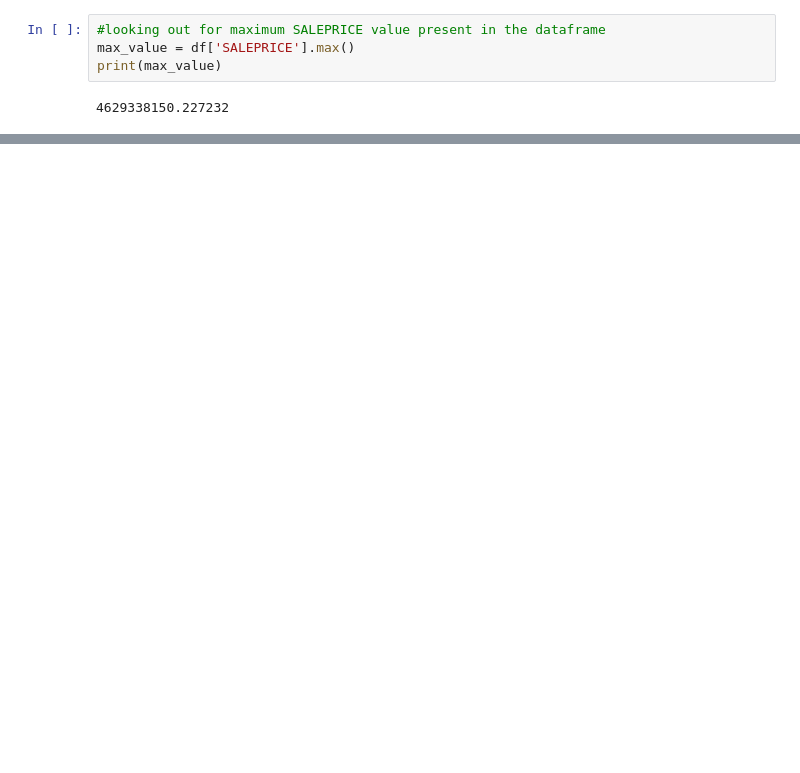
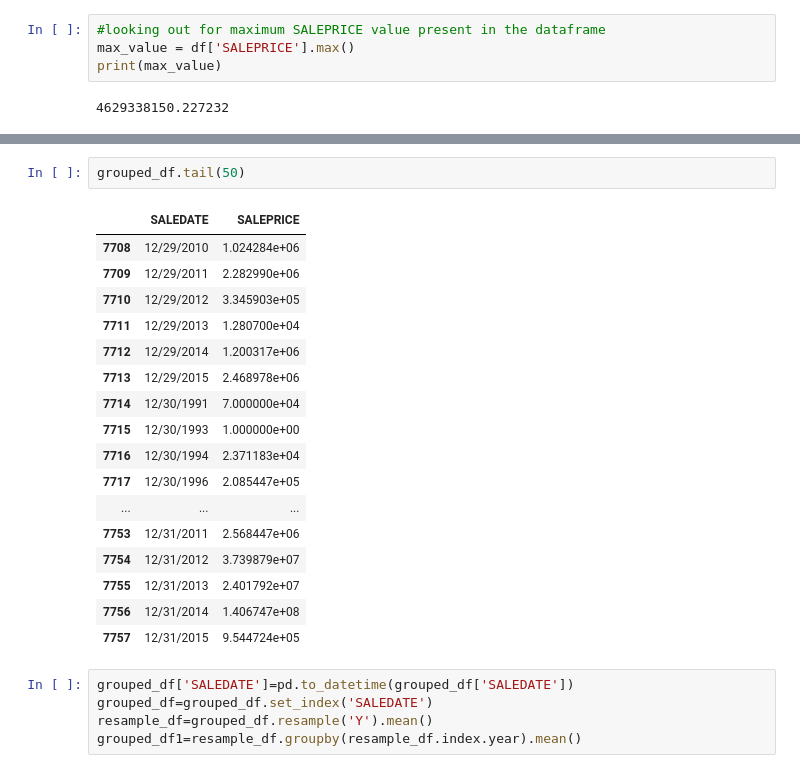
Before and after one commit to sakshi752/sales2, a Jupyter notebook: sales forecast 2.ipynb, the cells around one changed output, grey strips where cells are left out. Drawn from its saved outputs; the diff is of its cells as text; blank space fills up the shorter version.

```diff
--- a/sales forecast 2.ipynb
+++ b/sales forecast 2.ipynb
@@ -102,0 +117,25 @@ plt.plot(grouped_df.index,grouped_df['SALEPRICE'])
+# %%
+grouped_df.tail(50)
+# %% [output]
+|  | SALEDATE | SALEPRICE |
+| 7708 | 12/29/2010 | 1.024284e+06 |
+| 7709 | 12/29/2011 | 2.282990e+06 |
+| 7710 | 12/29/2012 | 3.345903e+05 |
+| 7711 | 12/29/2013 | 1.280700e+04 |
+| 7712 | 12/29/2014 | 1.200317e+06 |
+| 7713 | 12/29/2015 | 2.468978e+06 |
+| 7714 | 12/30/1991 | 7.000000e+04 |
+| 7715 | 12/30/1993 | 1.000000e+00 |
+| 7716 | 12/30/1994 | 2.371183e+04 |
+| 7717 | 12/30/1996 | 2.085447e+05 |
+| ... | ... | ... |
+| 7753 | 12/31/2011 | 2.568447e+06 |
+| 7754 | 12/31/2012 | 3.739879e+07 |
+| 7755 | 12/31/2013 | 2.401792e+07 |
+| 7756 | 12/31/2014 | 1.406747e+08 |
+| 7757 | 12/31/2015 | 9.544724e+05 |
+# %%
+grouped_df['SALEDATE']=pd.to_datetime(grouped_df['SALEDATE'])
+grouped_df=grouped_df.set_index('SALEDATE')
+resample_df=grouped_df.resample('Y').mean()
+grouped_df1=resample_df.groupby(resample_df.index.year).mean()
```
Also changed, not shown: parts of 5 cells of this notebook.
